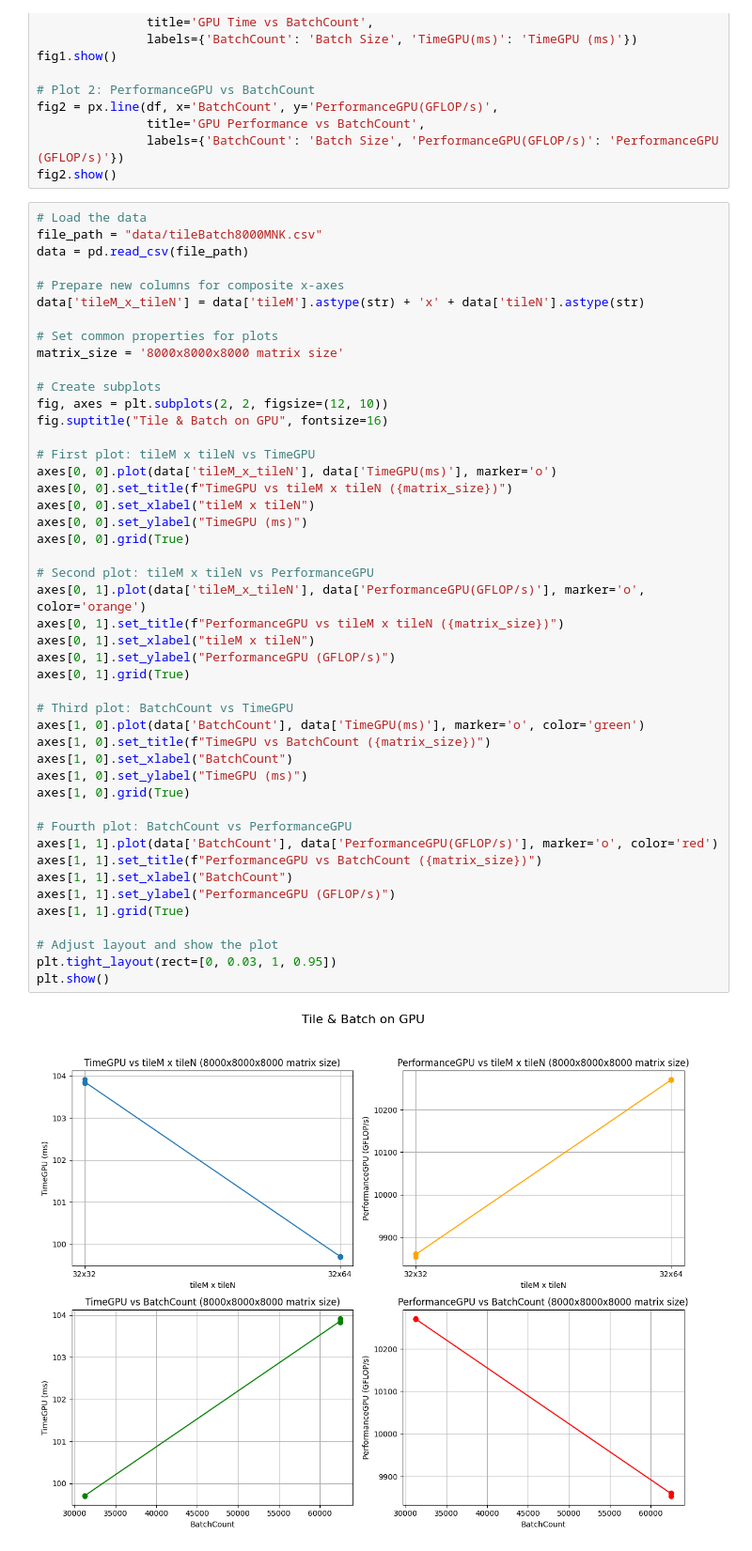
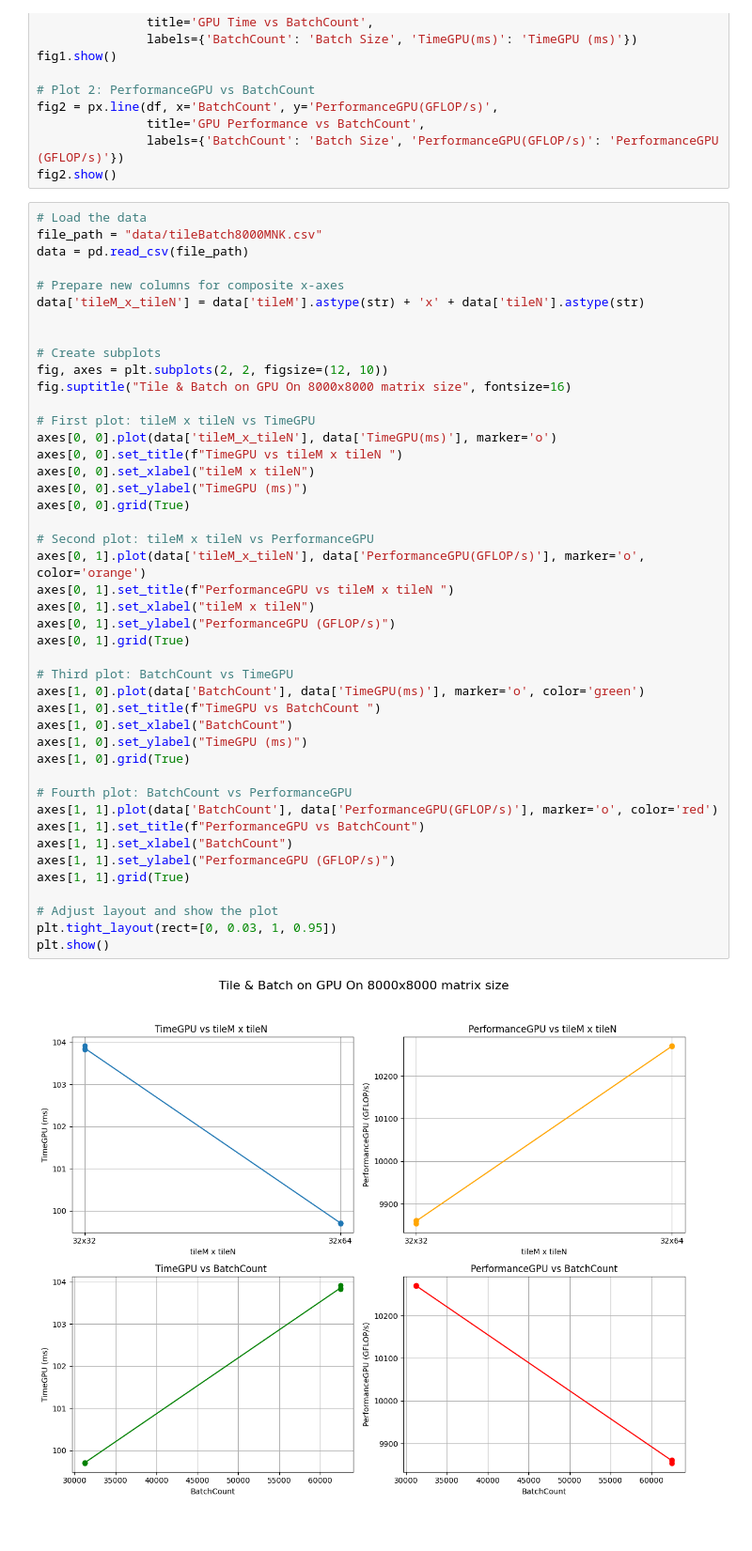
Before and after one commit to elbasri/HPC-Tasks, a Jupyter notebook: HPC-AI-Report2.ipynb, the cells around one changed output. Shown at 94% size. Drawn from its saved outputs; the diff is of its cells as text.

```diff
--- a/HPC-AI-Report2.ipynb
+++ b/HPC-AI-Report2.ipynb
@@ -114,43 +114,41 @@ data = pd.read_csv(file_path)
 # Prepare new columns for composite x-axes
 data['tileM_x_tileN'] = data['tileM'].astype(str) + 'x' + data['tileN'].astype(str)
 
-# Set common properties for plots
-matrix_size = '8000x8000x8000 matrix size'
 
 # Create subplots
 fig, axes = plt.subplots(2, 2, figsize=(12, 10))
-fig.suptitle("Tile & Batch on GPU", fontsize=16)
+fig.suptitle("Tile & Batch on GPU On 8000x8000 matrix size", fontsize=16)
 
 # First plot: tileM x tileN vs TimeGPU
 axes[0, 0].plot(data['tileM_x_tileN'], data['TimeGPU(ms)'], marker='o')
-axes[0, 0].set_title(f"TimeGPU vs tileM x tileN ({matrix_size})")
+axes[0, 0].set_title(f"TimeGPU vs tileM x tileN ")
 axes[0, 0].set_xlabel("tileM x tileN")
 axes[0, 0].set_ylabel("TimeGPU (ms)")
 axes[0, 0].grid(True)
 
 # Second plot: tileM x tileN vs PerformanceGPU
 axes[0, 1].plot(data['tileM_x_tileN'], data['PerformanceGPU(GFLOP/s)'], marker='o', color='orange')
-axes[0, 1].set_title(f"PerformanceGPU vs tileM x tileN ({matrix_size})")
+axes[0, 1].set_title(f"PerformanceGPU vs tileM x tileN ")
 axes[0, 1].set_xlabel("tileM x tileN")
 axes[0, 1].set_ylabel("PerformanceGPU (GFLOP/s)")
 axes[0, 1].grid(True)
 
 # Third plot: BatchCount vs TimeGPU
 axes[1, 0].plot(data['BatchCount'], data['TimeGPU(ms)'], marker='o', color='green')
-axes[1, 0].set_title(f"TimeGPU vs BatchCount ({matrix_size})")
+axes[1, 0].set_title(f"TimeGPU vs BatchCount ")
 axes[1, 0].set_xlabel("BatchCount")
 axes[1, 0].set_ylabel("TimeGPU (ms)")
 axes[1, 0].grid(True)
 
 # Fourth plot: BatchCount vs PerformanceGPU
 axes[1, 1].plot(data['BatchCount'], data['PerformanceGPU(GFLOP/s)'], marker='o', color='red')
-axes[1, 1].set_title(f"PerformanceGPU vs BatchCount ({matrix_size})")
+axes[1, 1].set_title(f"PerformanceGPU vs BatchCount")
 axes[1, 1].set_xlabel("BatchCount")
 axes[1, 1].set_ylabel("PerformanceGPU (GFLOP/s)")
 axes[1, 1].grid(True)
 
 # Adjust layout and show the plot
 plt.tight_layout(rect=[0, 0.03, 1, 0.95])
 plt.show()
 # %% [output]
-[figure, old version]
+[figure, new version]
```
